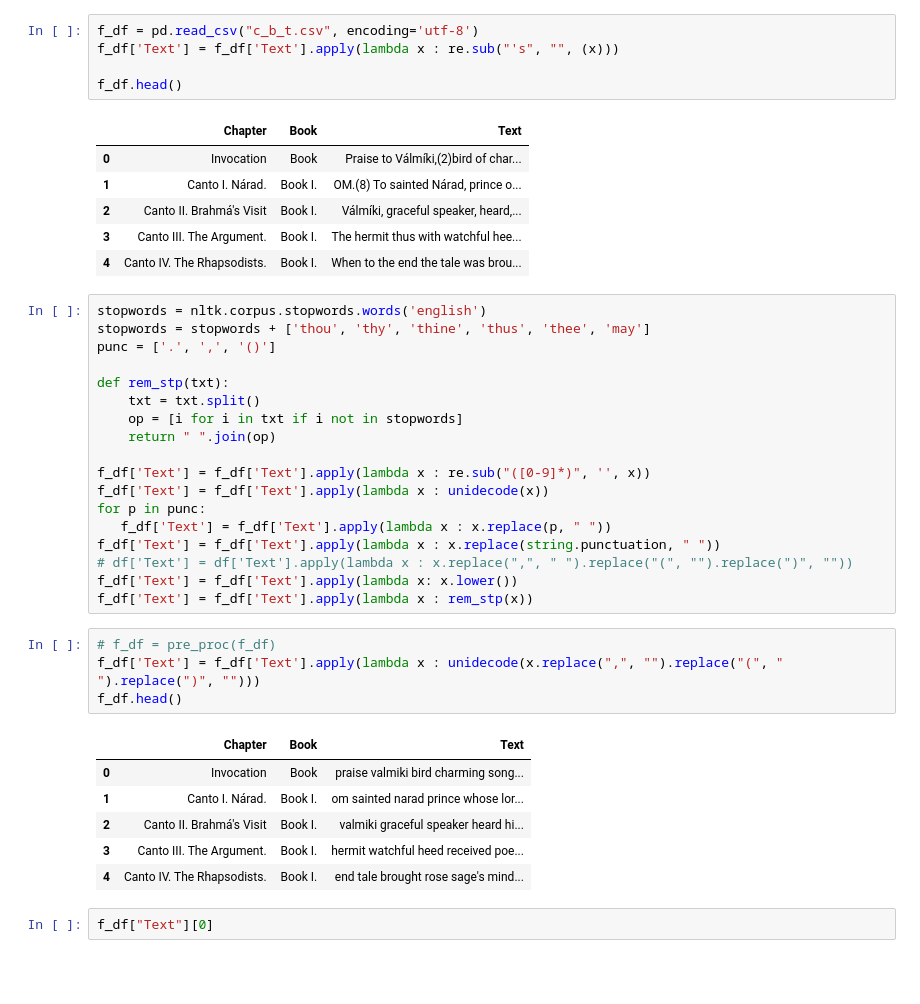
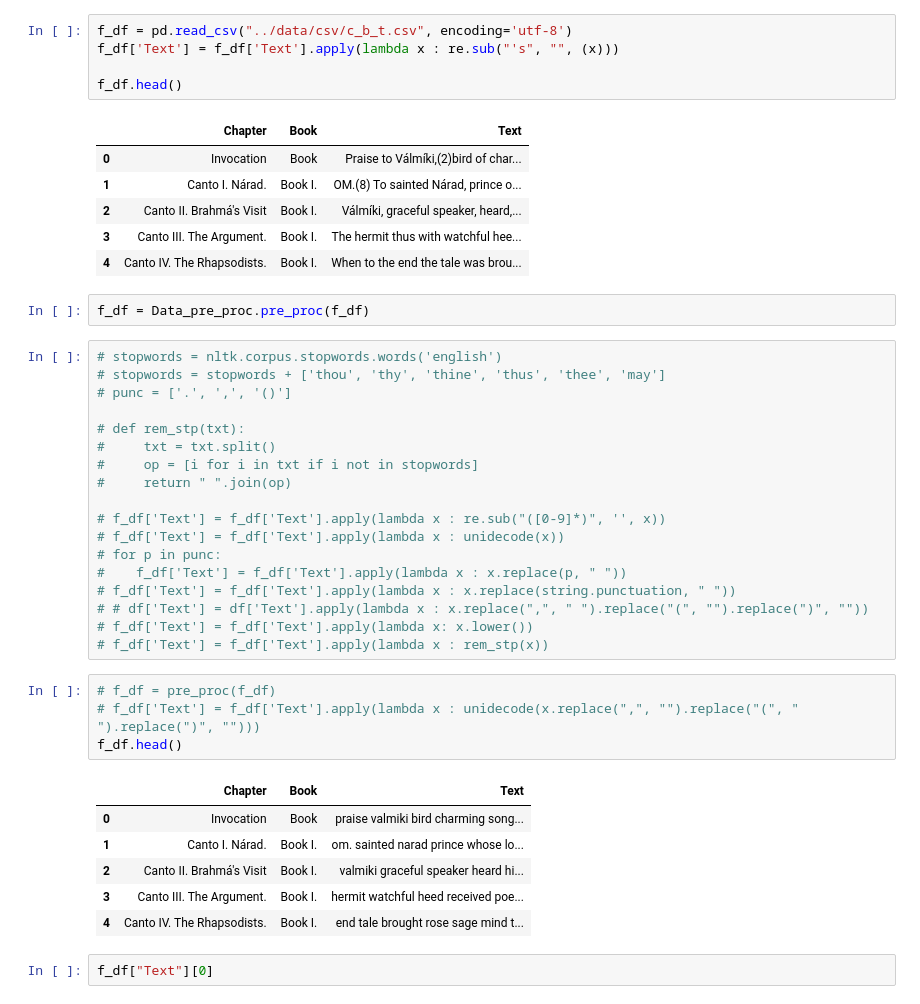
Before and after one commit to 593c723/Ramayanam, a Jupyter notebook: src/w2v.ipynb, the cells around one changed output. Cells and saved outputs as stored; diff of their text form; blank space fills up the shorter version.

```diff
--- a/src/w2v.ipynb
+++ b/src/w2v.ipynb
@@ -18,5 +18,5 @@ from modules import components
 # %%
-f_df = pd.read_csv("c_b_t.csv", encoding='utf-8')
+f_df = pd.read_csv("../data/csv/c_b_t.csv", encoding='utf-8')
 f_df['Text'] = f_df['Text'].apply(lambda x : re.sub("'s", "", (x)))
 
 f_df.head()
@@ -27,35 +27,37 @@ f_df.head()
 | 2 | Canto II. Brahmá's Visit | Book I. | Válmíki, graceful speaker, heard,... |
 | 3 | Canto III. The Argument. | Book I. | The hermit thus with watchful hee... |
 | 4 | Canto IV. The Rhapsodists. | Book I. | When to the end the tale was brou... |
+# %%
+f_df = Data_pre_proc.pre_proc(f_df)
 # %%
-stopwords = nltk.corpus.stopwords.words('english')
-stopwords = stopwords + ['thou', 'thy', 'thine', 'thus', 'thee', 'may']
-punc = ['.', ',', '()']
+# stopwords = nltk.corpus.stopwords.words('english')
+# stopwords = stopwords + ['thou', 'thy', 'thine', 'thus', 'thee', 'may']
+# punc = ['.', ',', '()']
 
-def rem_stp(txt):
-    txt = txt.split()
-    op = [i for i in txt if i not in stopwords]
-    return " ".join(op)
+# def rem_stp(txt):
+#     txt = txt.split()
+#     op = [i for i in txt if i not in stopwords]
+#     return " ".join(op)
 
-f_df['Text'] = f_df['Text'].apply(lambda x : re.sub("([0-9]*)", '', x))
-f_df['Text'] = f_df['Text'].apply(lambda x : unidecode(x))
-for p in punc:
-   f_df['Text'] = f_df['Text'].apply(lambda x : x.replace(p, " "))
-f_df['Text'] = f_df['Text'].apply(lambda x : x.replace(string.punctuation, " "))
-# df['Text'] = df['Text'].apply(lambda x : x.replace(",", " ").replace("(", "").replace(")", ""))
-f_df['Text'] = f_df['Text'].apply(lambda x: x.lower())
-f_df['Text'] = f_df['Text'].apply(lambda x : rem_stp(x))
+# f_df['Text'] = f_df['Text'].apply(lambda x : re.sub("([0-9]*)", '', x))
+# f_df['Text'] = f_df['Text'].apply(lambda x : unidecode(x))
+# for p in punc:
+#    f_df['Text'] = f_df['Text'].apply(lambda x : x.replace(p, " "))
+# f_df['Text'] = f_df['Text'].apply(lambda x : x.replace(string.punctuation, " "))
+# # df['Text'] = df['Text'].apply(lambda x : x.replace(",", " ").replace("(", "").replace(")", ""))
+# f_df['Text'] = f_df['Text'].apply(lambda x: x.lower())
+# f_df['Text'] = f_df['Text'].apply(lambda x : rem_stp(x))
 # %%
 # f_df = pre_proc(f_df)
-f_df['Text'] = f_df['Text'].apply(lambda x : unidecode(x.replace(",", "").replace("(", " ").replace(")", "")))
+# f_df['Text'] = f_df['Text'].apply(lambda x : unidecode(x.replace(",", "").replace("(", " ").replace(")", "")))
 f_df.head()
 # %% [output]
 |  | Chapter | Book | Text |
 | 0 | Invocation | Book | praise valmiki bird charming song... |
-| 1 | Canto I. Nárad. | Book I. | om sainted narad prince whose lor... |
+| 1 | Canto I. Nárad. | Book I. | om. sainted narad prince whose lo... |
 | 2 | Canto II. Brahmá's Visit | Book I. | valmiki graceful speaker heard hi... |
 | 3 | Canto III. The Argument. | Book I. | hermit watchful heed received poe... |
-| 4 | Canto IV. The Rhapsodists. | Book I. | end tale brought rose sage's mind... |
+| 4 | Canto IV. The Rhapsodists. | Book I. | end tale brought rose sage mind t... |
 # %%
 f_df["Text"][0]
 # %% [output]
```
Also changed, not shown: parts of 13 cells of this notebook, 2 other files.
